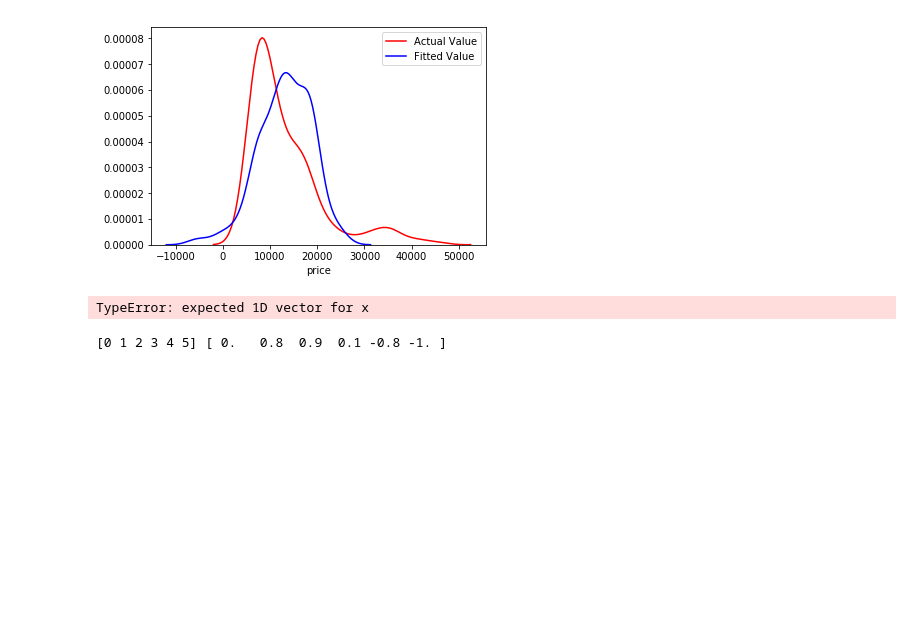
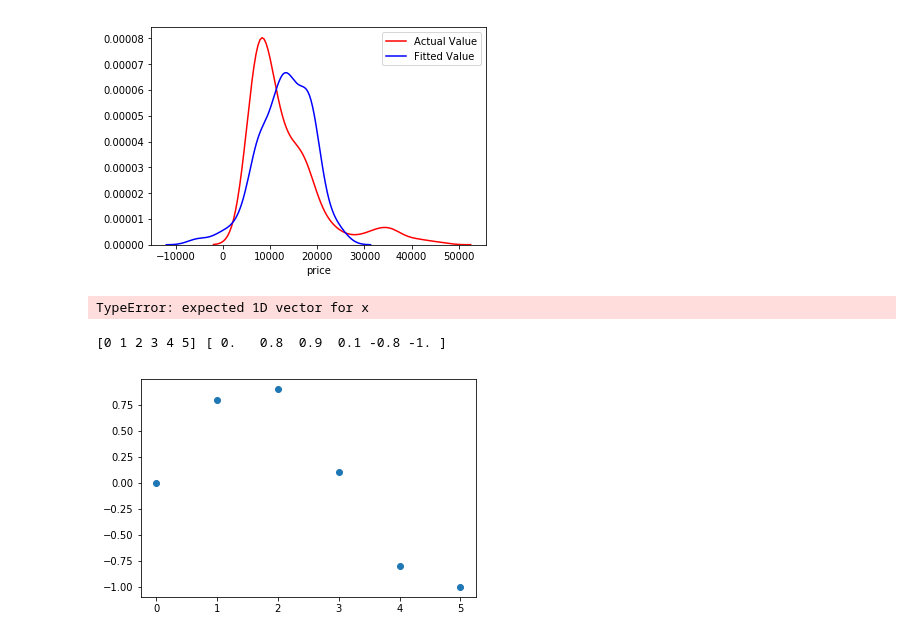
Before and after one commit to mansoorahs/Python_Practice, a Jupyter notebook: Exploratory Data Analysis.ipynb, the cells around one changed output. Saved outputs shown, nothing was run; the diff lists cells and outputs as text; code cells hidden in the pictures; blank space fills up the shorter version.

```diff
--- a/Exploratory Data Analysis.ipynb
+++ b/Exploratory Data Analysis.ipynb
@@ -492,13 +492,21 @@ TypeError: expected 1D vector for x
 # %%
 from numpy import *
 import numpy as np
 from scipy.integrate import *
+from matplotlib.pyplot import *
 
 x=np.array([0,1,2,3,4,5])
 y=np.array([0,0.8,0.9,0.1,-0.8,-1])
 
 print (x,y)
 
 p1 = polyfit(x,y,1)
+
+%matplotlib inline
+plot(x,y,'o')
+
+
+show()
 # %% [output]
 [0 1 2 3 4 5] [ 0.   0.8  0.9  0.1 -0.8 -1. ]
+[figure, added]
```
Also changed, not shown: parts of 7 cells of this notebook.
